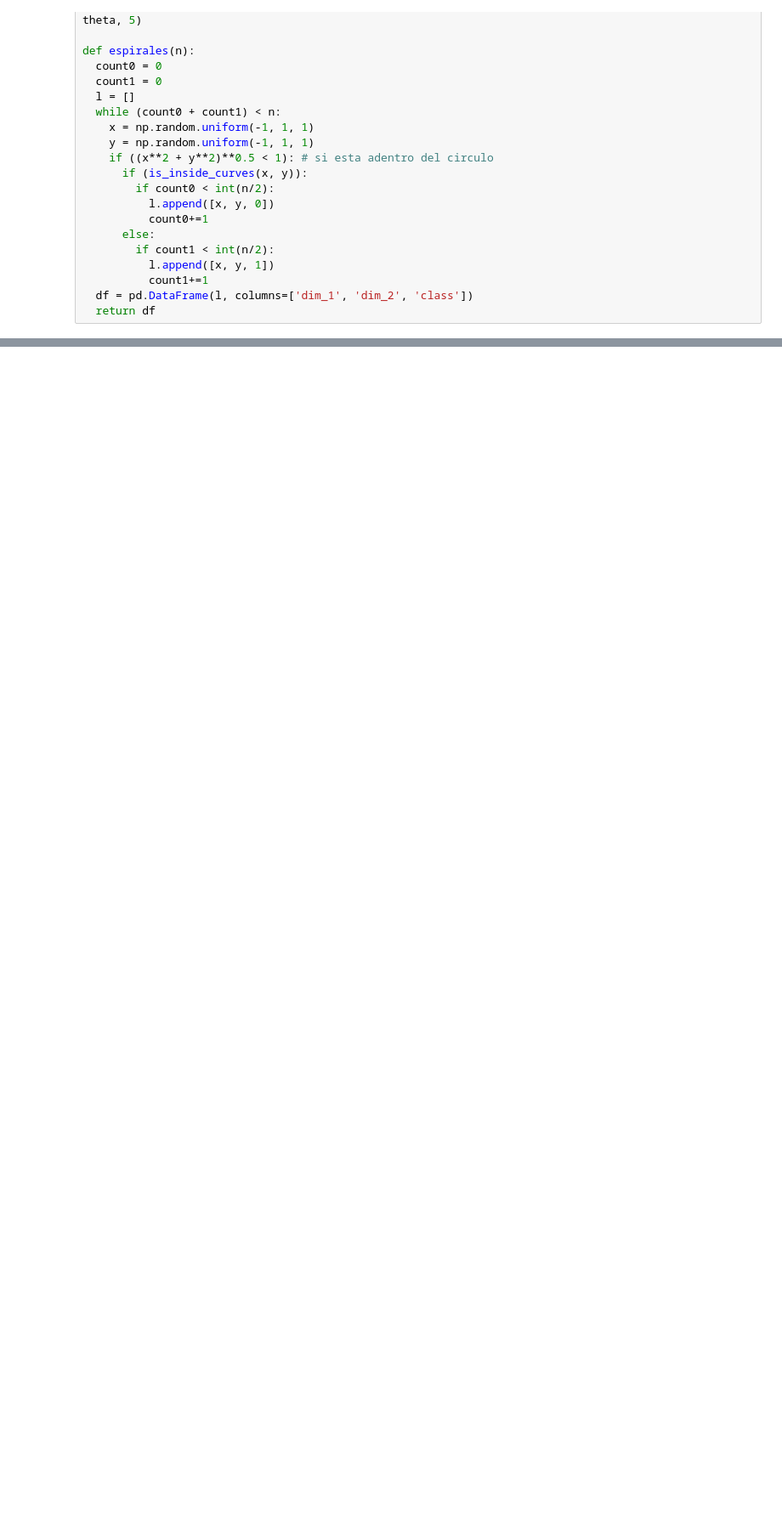
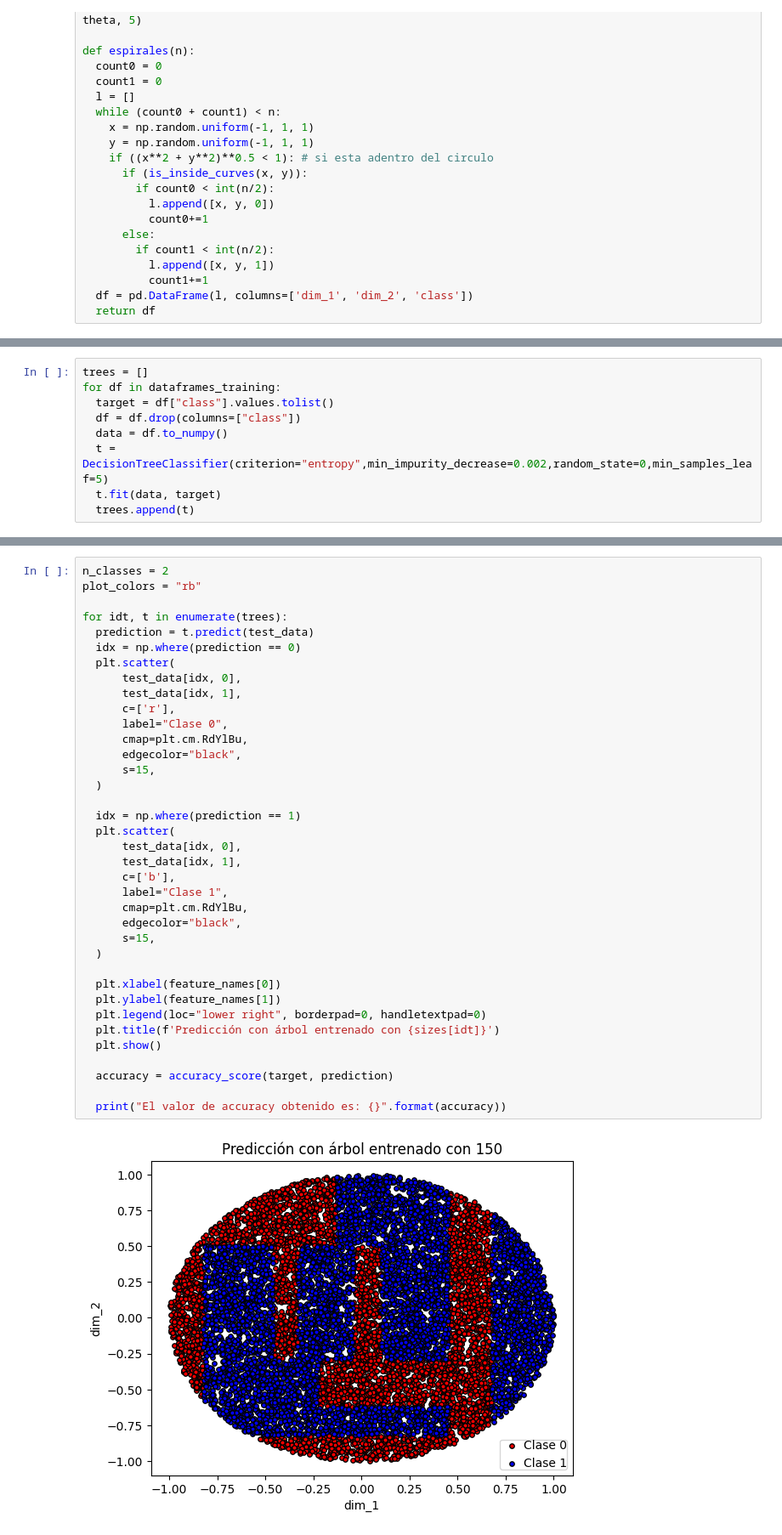
Before and after one commit to LautaroCerruti/ML-IAA-2024, a Jupyter notebook: TP1.ipynb, the cells around one changed output, grey strips where cells are left out. Shown at 85% size. Drawn from its saved outputs; the diff is of its cells as text; blank space fills up the shorter version.

```diff
--- a/TP1.ipynb
+++ b/TP1.ipynb
@@ -87,0 +100,9 @@ def espirales(n):
+# %%
+trees = []
+for df in dataframes_training:
+  target = df["class"].values.tolist()
+  df = df.drop(columns=["class"])
+  data = df.to_numpy()
+  t = DecisionTreeClassifier(criterion="entropy",min_impurity_decrease=0.002,random_state=0,min_samples_leaf=5)
+  t.fit(data, target)
+  trees.append(t)
@@ -87,0 +145,39 @@ def espirales(n):
+# %%
+n_classes = 2
+plot_colors = "rb"
+
+for idt, t in enumerate(trees):
+  prediction = t.predict(test_data)
+  idx = np.where(prediction == 0)
+  plt.scatter(
+      test_data[idx, 0],
+      test_data[idx, 1],
+      c=['r'],
+      label="Clase 0",
+      cmap=plt.cm.RdYlBu,
+      edgecolor="black",
+      s=15,
+  )
+
+  idx = np.where(prediction == 1)
+  plt.scatter(
+      test_data[idx, 0],
+      test_data[idx, 1],
+      c=['b'],
+      label="Clase 1",
+      cmap=plt.cm.RdYlBu,
+      edgecolor="black",
+      s=15,
+  )
+
+  plt.xlabel(feature_names[0])
+  plt.ylabel(feature_names[1])
+  plt.legend(loc="lower right", borderpad=0, handletextpad=0)
+  plt.title(f'Predicción con árbol entrenado con {sizes[idt]}')
+  plt.show()
+
+  accuracy = accuracy_score(target, prediction)
+
+  print("El valor de accuracy obtenido es: {}".format(accuracy))
+# %% [output]
+[figure, added]
```
Also changed, not shown: parts of 11 cells of this notebook.
